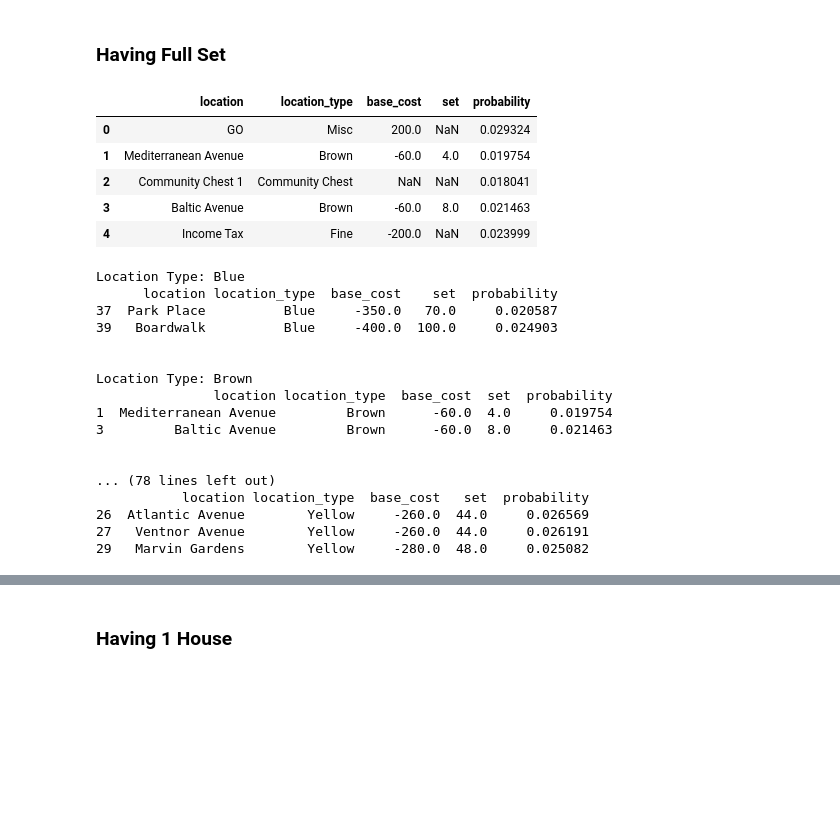
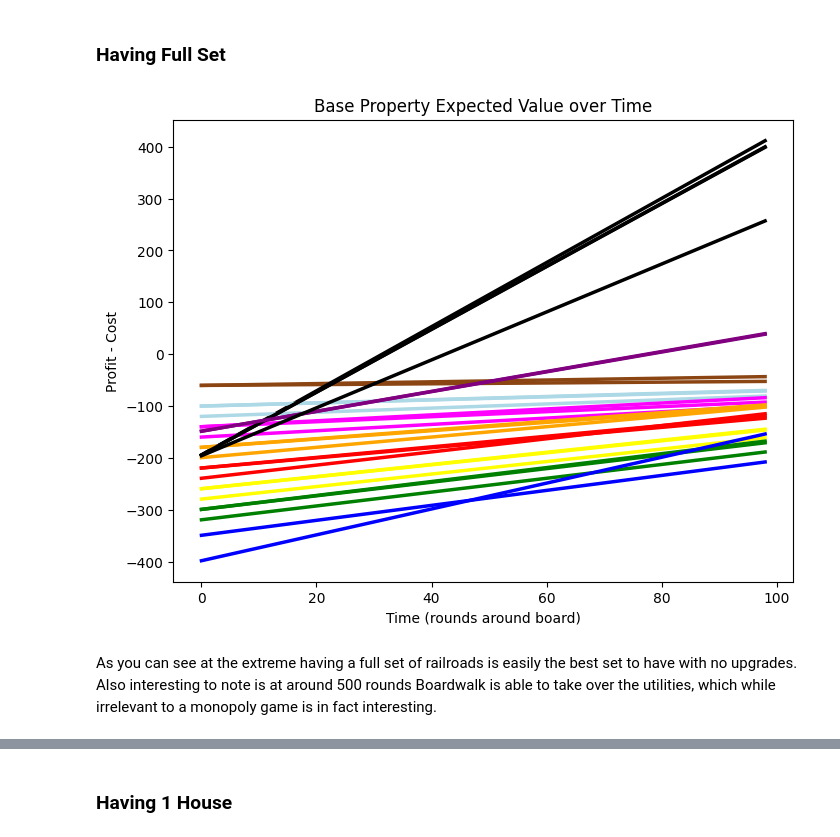
Before and after one commit to softly-undefined/monopoly-stats, a Jupyter notebook: monopoly.ipynb, the cells around one changed output, grey strips where cells are left out. Saved outputs shown, nothing was run; the diff lists cells and outputs as text; code cells hidden in the pictures; blank space fills up the shorter version.

```diff
--- a/monopoly.ipynb
+++ b/monopoly.ipynb
@@ -454,41 +449,30 @@ full_set_df = complex_price_df[['location', 'location_type', 'base_cost', 'set']
 full_set_df['probability'] = df_2['Probability_30turns_4players'].copy()
 
 new_columns = {} # do something here
-for i in range(1, 1200):
+for i in range(1, 100):
     new_columns[f"{i}"] = (full_set_df['set'] * full_set_df['probability'] * i) + full_set_df['base_cost']
+new_columns_df = pd.DataFrame(new_columns)
+
+full_set_df = pd.concat([full_set_df, new_columns_df], axis=1)
 
 
-full_set_df.head()
+full_set_df = full_set_df.transpose()
+col_names = full_set_df.iloc[0]
+
+full_set_df = full_set_df.drop(full_set_df.index[:5]).reset_index(drop=True)
+full_set_df.columns = col_names
-# %% [output]
-|  | location | location_type | base_cost | set | probability |
-| 0 | GO | Misc | 200.0 | NaN | 0.029324 |
-| 1 | Mediterranean Avenue | Brown | -60.0 | 4.0 | 0.019754 |
-| 2 | Community Chest 1 | Community Chest | NaN | NaN | 0.018041 |
-| 3 | Baltic Avenue | Brown | -60.0 | 8.0 | 0.021463 |
-| 4 | Income Tax | Fine | -200.0 | NaN | 0.023999 |
-# %%
-grouped = full_set_df.groupby('location_type')
-
-# Print each group
-for location_type, group in grouped:
-    print(f"Location Type: {location_type}")
-    print(group)
-    print("\n")
-# %% [output]
-Location Type: Blue
-      location location_type  base_cost    set  probability
-37  Park Place          Blue     -350.0   70.0     0.020587
-39   Boardwalk          Blue     -400.0  100.0     0.024903
-
-
-Location Type: Brown
-               location location_type  base_cost  set  probability
-1  Mediterranean Avenue         Brown      -60.0  4.0     0.019754
-3         Baltic Avenue         Brown      -60.0  8.0     0.021463
-
-
-... (78 lines left out)
-           location location_type  base_cost   set  probability
-26  Atlantic Avenue        Yellow     -260.0  44.0     0.026569
-27   Ventnor Avenue        Yellow     -260.0  44.0     0.026191
-29   Marvin Gardens        Yellow     -280.0  48.0     0.025082
+# %%
+plt.figure(figsize=(8, 6))
+
+for column in full_set_df.columns:
+    plt.plot(full_set_df.index, full_set_df[column], label=column, color=color_mapping.get(column, '#000000'), linewidth=2.5)
+
+plt.xlabel('Time (rounds around board)')
+plt.ylabel('Profit - Cost')
+plt.title('Base Property Expected Value over Time')
+# plt.legend(title="Columns")
+plt.show()
+# %% [output]
+[figure, added]
+# %% [markdown]
+As you can see at the extreme having a full set of railroads is easily the best set to have with no upgrades. Also interesting to note is at around 500 rounds Boardwalk is able to take over the utilities, which while irrelevant to a monopoly game is in fact interesting.
```
Also changed, not shown: parts of 27 cells of this notebook, 1 other file.
